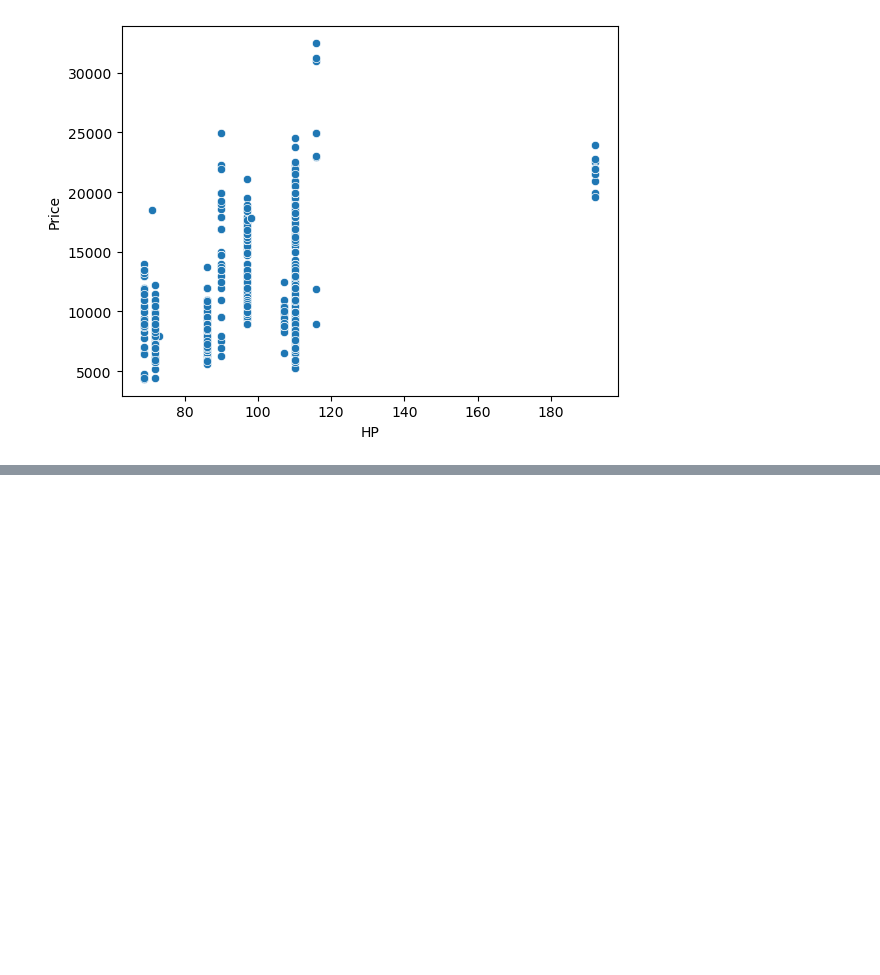
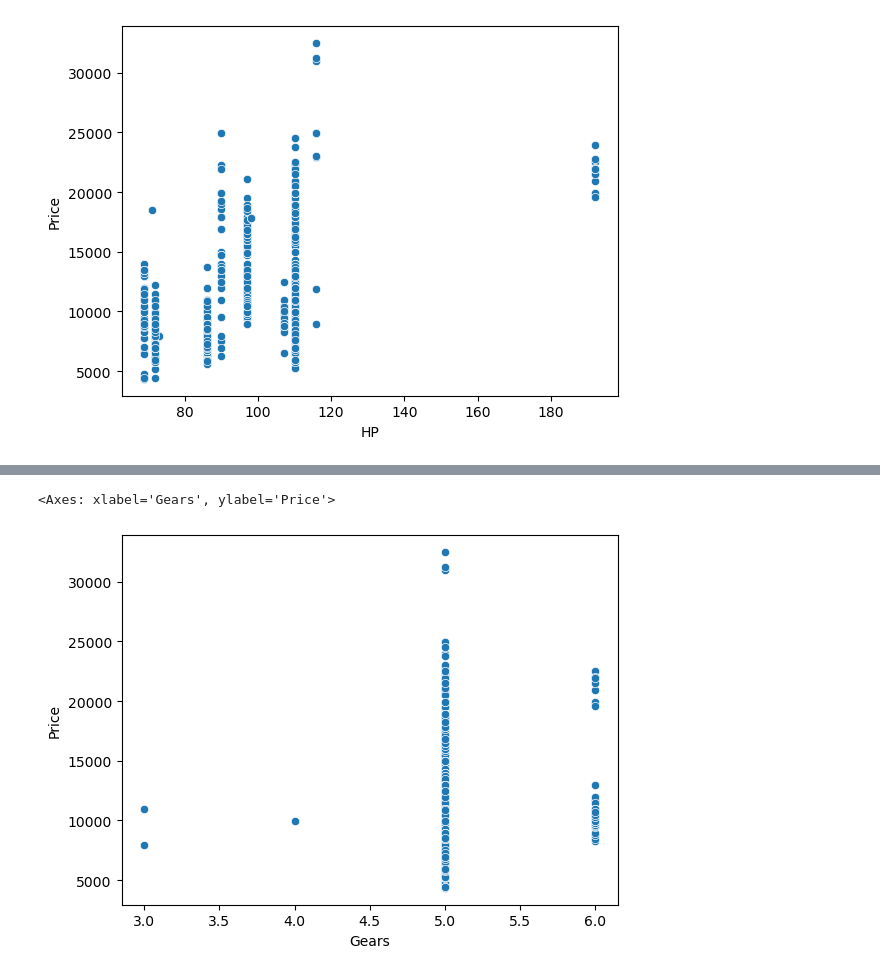
Before and after one commit to nphaniraj46/Machine_Learning, a Jupyter notebook: MLR/MLR.ipynb, the cells around one changed output, grey strips where cells are left out. Saved outputs shown, nothing was run; the diff lists cells and outputs as text; code cells hidden in the pictures; blank space fills up the shorter version.

```diff
--- a/MLR/MLR.ipynb
+++ b/MLR/MLR.ipynb
@@ -119,0 +179,5 @@ TypeError: Series.corr() missing 1 required positional argument: 'other'
+# %%
+sns.scatterplot(x="Gears",y='Price',data=df)
+# %% [output]
+<Axes: xlabel='Gears', ylabel='Price'>
+[figure, added]
```
Also changed, not shown: parts of 10 cells of this notebook.
